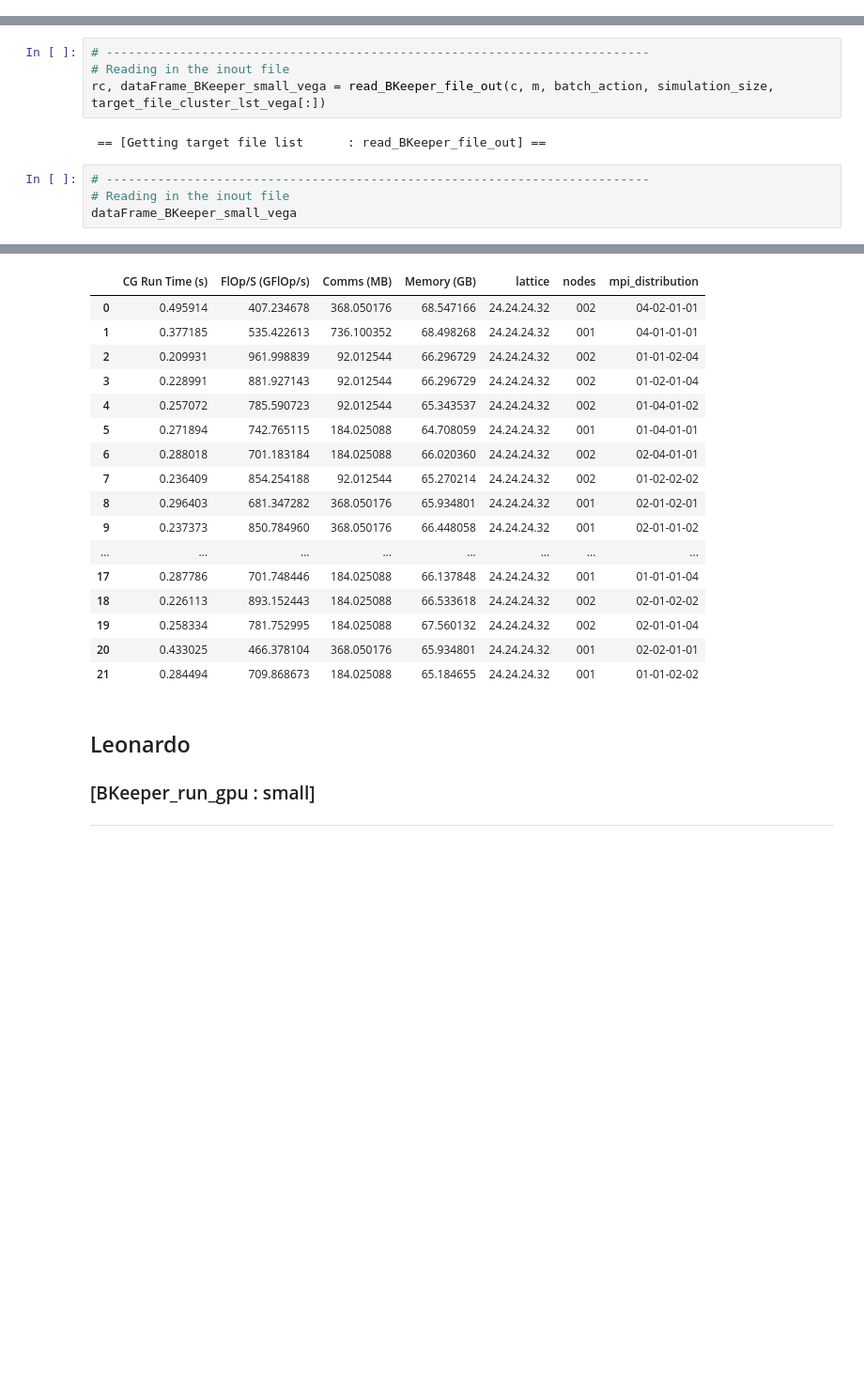
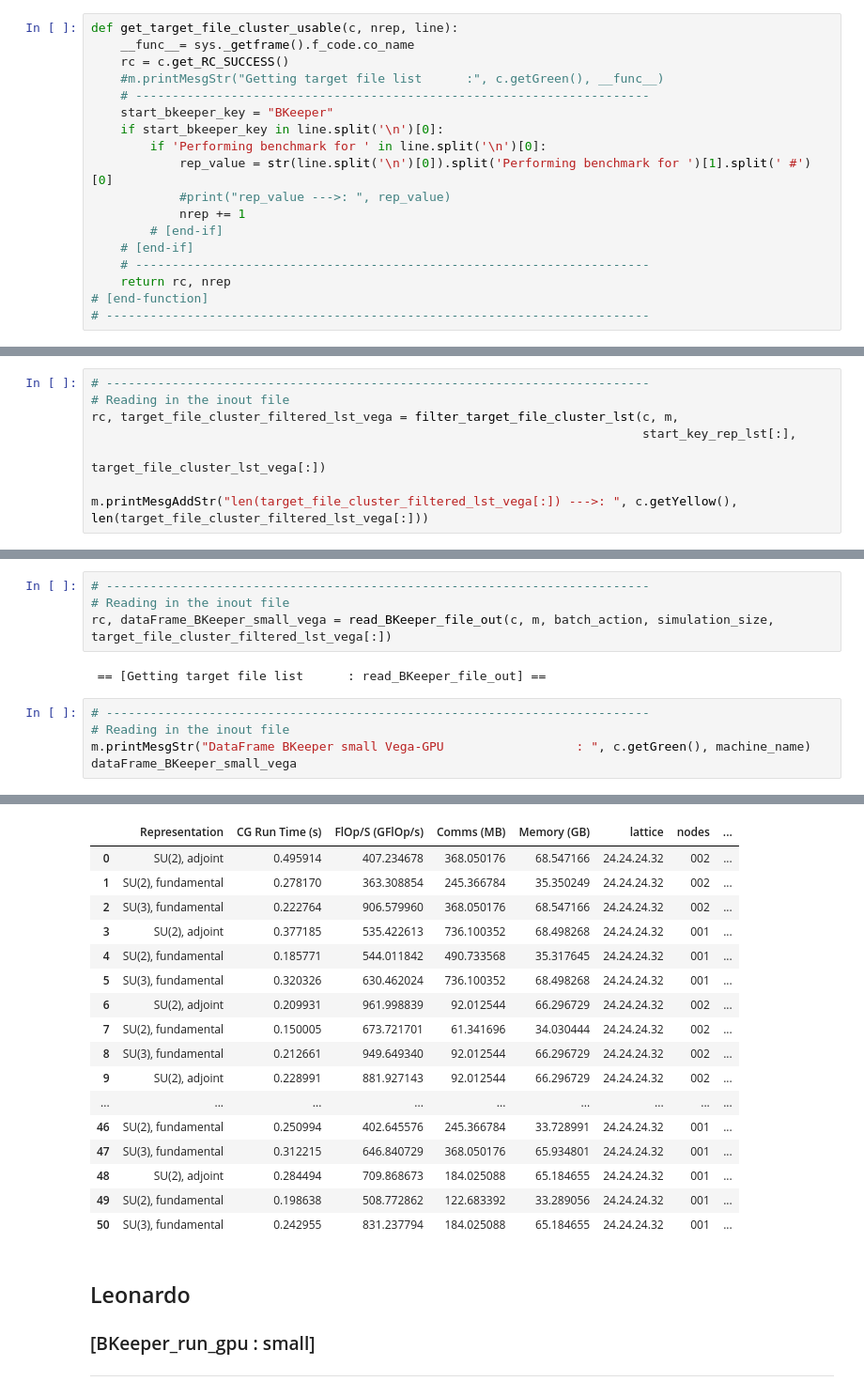
Before and after one commit to fbonnet08/Bench_Grid_HiRep, a Jupyter notebook: src/PythonCodes/Jupyter-NoteBooks/LLR-Bench_Grid_HiRep_Notebooks/Notebook_Bench_Grid_HiRep.ipynb, the cells around one changed output, grey strips where cells are left out. Shown at 94% size. Cells and saved outputs as stored; diff of their text form; blank space fills up the shorter version.

```diff
--- a/src/PythonCodes/Jupyter-NoteBooks/LLR-Bench_Grid_HiRep_Notebooks/Notebook_Bench_Grid_HiRep.ipynb
+++ b/src/PythonCodes/Jupyter-NoteBooks/LLR-Bench_Grid_HiRep_Notebooks/Notebook_Bench_Grid_HiRep.ipynb
@@ -257,3 +337,21 @@ def getTarget_file_cluster_lst(c, m, target_file_lst):
+# %%
+def get_target_file_cluster_usable(c, nrep, line):
+    __func__= sys._getframe().f_code.co_name
+    rc = c.get_RC_SUCCESS()
+    #m.printMesgStr("Getting target file list      :", c.getGreen(), __func__)
+    # ----------------------------------------------------------------------
+    start_bkeeper_key = "BKeeper"
+    if start_bkeeper_key in line.split('\n')[0]:
+        if 'Performing benchmark for ' in line.split('\n')[0]:
+            rep_value = str(line.split('\n')[0]).split('Performing benchmark for ')[1].split(' #')[0]
+            #print("rep_value --->: ", rep_value)
+            nrep += 1
+        # [end-if]
+    # [end-if]
+    # ----------------------------------------------------------------------
+    return rc, nrep
+# [end-function]
+# --------------------------------------------------------------------------
 # %% [markdown]
 ### readCluster_file_out
 # %%
@@ -493,0 +642,8 @@ m.printMesgAddStr("target_file_cluster_lst_vega[:]    --->: ", c.getYellow(), ta
+# %%
+# --------------------------------------------------------------------------
+# Reading in the inout file
+rc, target_file_cluster_filtered_lst_vega = filter_target_file_cluster_lst(c, m,
+                                                                           start_key_rep_lst[:],
+                                                                           target_file_cluster_lst_vega[:])
+
+m.printMesgAddStr("len(target_file_cluster_filtered_lst_vega[:]) --->: ", c.getYellow(), len(target_file_cluster_filtered_lst_vega[:]))
@@ -494,11 +653,12 @@ m.printMesgAddStr("target_file_cluster_lst_vega[:]    --->: ", c.getYellow(), ta
 # %%
 # --------------------------------------------------------------------------
 # Reading in the inout file
-rc, dataFrame_BKeeper_small_vega = read_BKeeper_file_out(c, m, batch_action, simulation_size, target_file_cluster_lst_vega[:])
+rc, dataFrame_BKeeper_small_vega = read_BKeeper_file_out(c, m, batch_action, simulation_size, target_file_cluster_filtered_lst_vega[:])
 # %% [output]
  == [Getting target file list      : read_BKeeper_file_out] ==
 # %%
 # --------------------------------------------------------------------------
 # Reading in the inout file
+m.printMesgStr("DataFrame BKeeper small Vega-GPU                  : ", c.getGreen(), machine_name)
 dataFrame_BKeeper_small_vega
 # %% [output]
@@ -505,20 +666,20 @@ dataFrame_BKeeper_small_vega
-|  | CG Run Time (s) | FlOp/S (GFlOp/s) | Comms (MB) | Memory (GB) | lattice | nodes | mpi_distribution |
-| 0 | 0.495914 | 407.234678 | 368.050176 | 68.547166 | 24.24.24.32 | 002 | 04-02-01-01 |
-| 1 | 0.377185 | 535.422613 | 736.100352 | 68.498268 | 24.24.24.32 | 001 | 04-01-01-01 |
-| 2 | 0.209931 | 961.998839 | 92.012544 | 66.296729 | 24.24.24.32 | 002 | 01-01-02-04 |
-| 3 | 0.228991 | 881.927143 | 92.012544 | 66.296729 | 24.24.24.32 | 002 | 01-02-01-04 |
-| 4 | 0.257072 | 785.590723 | 92.012544 | 65.343537 | 24.24.24.32 | 002 | 01-04-01-02 |
-| 5 | 0.271894 | 742.765115 | 184.025088 | 64.708059 | 24.24.24.32 | 001 | 01-04-01-01 |
-| 6 | 0.288018 | 701.183184 | 184.025088 | 66.020360 | 24.24.24.32 | 002 | 02-04-01-01 |
-| 7 | 0.236409 | 854.254188 | 92.012544 | 65.270214 | 24.24.24.32 | 002 | 01-02-02-02 |
-| 8 | 0.296403 | 681.347282 | 368.050176 | 65.934801 | 24.24.24.32 | 001 | 02-01-02-01 |
-| 9 | 0.237373 | 850.784960 | 368.050176 | 66.448058 | 24.24.24.32 | 001 | 02-01-01-02 |
-| ... | ... | ... | ... | ... | ... | ... | ... |
-| 17 | 0.287786 | 701.748446 | 184.025088 | 66.137848 | 24.24.24.32 | 001 | 01-01-01-04 |
-| 18 | 0.226113 | 893.152443 | 184.025088 | 66.533618 | 24.24.24.32 | 002 | 02-01-02-02 |
-| 19 | 0.258334 | 781.752995 | 184.025088 | 67.560132 | 24.24.24.32 | 002 | 02-01-01-04 |
-| 20 | 0.433025 | 466.378104 | 368.050176 | 65.934801 | 24.24.24.32 | 001 | 02-02-01-01 |
-| 21 | 0.284494 | 709.868673 | 184.025088 | 65.184655 | 24.24.24.32 | 001 | 01-01-02-02 |
+|  | Representation | CG Run Time (s) | FlOp/S (GFlOp/s) | Comms (MB) | Memory (GB) | lattice | nodes | ... |
+| 0 | SU(2), adjoint | 0.495914 | 407.234678 | 368.050176 | 68.547166 | 24.24.24.32 | 002 | ... |
+| 1 | SU(2), fundamental | 0.278170 | 363.308854 | 245.366784 | 35.350249 | 24.24.24.32 | 002 | ... |
+| 2 | SU(3), fundamental | 0.222764 | 906.579960 | 368.050176 | 68.547166 | 24.24.24.32 | 002 | ... |
+| 3 | SU(2), adjoint | 0.377185 | 535.422613 | 736.100352 | 68.498268 | 24.24.24.32 | 001 | ... |
+| 4 | SU(2), fundamental | 0.185771 | 544.011842 | 490.733568 | 35.317645 | 24.24.24.32 | 001 | ... |
+| 5 | SU(3), fundamental | 0.320326 | 630.462024 | 736.100352 | 68.498268 | 24.24.24.32 | 001 | ... |
+| 6 | SU(2), adjoint | 0.209931 | 961.998839 | 92.012544 | 66.296729 | 24.24.24.32 | 002 | ... |
+| 7 | SU(2), fundamental | 0.150005 | 673.721701 | 61.341696 | 34.030444 | 24.24.24.32 | 002 | ... |
+| 8 | SU(3), fundamental | 0.212661 | 949.649340 | 92.012544 | 66.296729 | 24.24.24.32 | 002 | ... |
+| 9 | SU(2), adjoint | 0.228991 | 881.927143 | 92.012544 | 66.296729 | 24.24.24.32 | 002 | ... |
+| ... | ... | ... | ... | ... | ... | ... | ... | ... |
+| 46 | SU(2), fundamental | 0.250994 | 402.645576 | 245.366784 | 33.728991 | 24.24.24.32 | 001 | ... |
+| 47 | SU(3), fundamental | 0.312215 | 646.840729 | 368.050176 | 65.934801 | 24.24.24.32 | 001 | ... |
+| 48 | SU(2), adjoint | 0.284494 | 709.868673 | 184.025088 | 65.184655 | 24.24.24.32 | 001 | ... |
+| 49 | SU(2), fundamental | 0.198638 | 508.772862 | 122.683392 | 33.289056 | 24.24.24.32 | 001 | ... |
+| 50 | SU(3), fundamental | 0.242955 | 831.237794 | 184.025088 | 65.184655 | 24.24.24.32 | 001 | ... |
 # %% [markdown]
 ## Leonardo
 ### [BKeeper_run_gpu : small]
```
Also changed, not shown: parts of 23 cells of this notebook, 1 other file.
